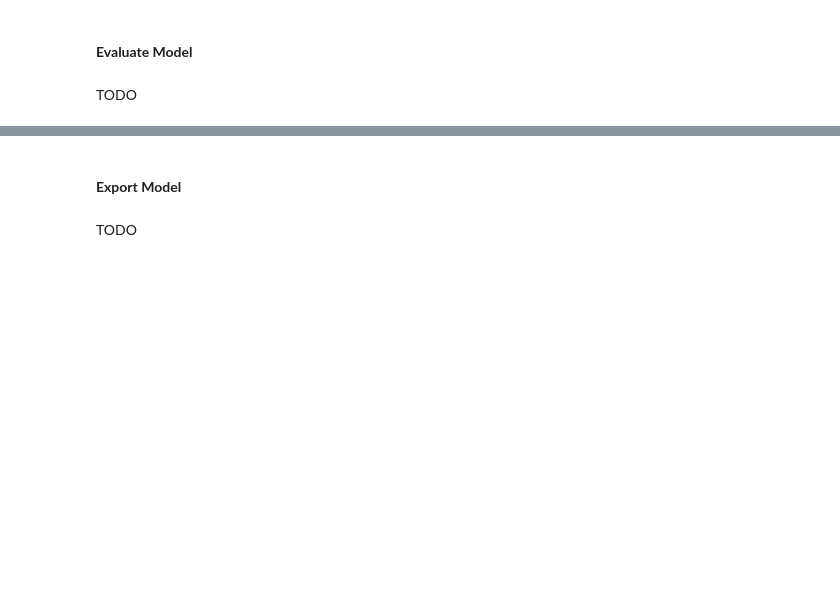
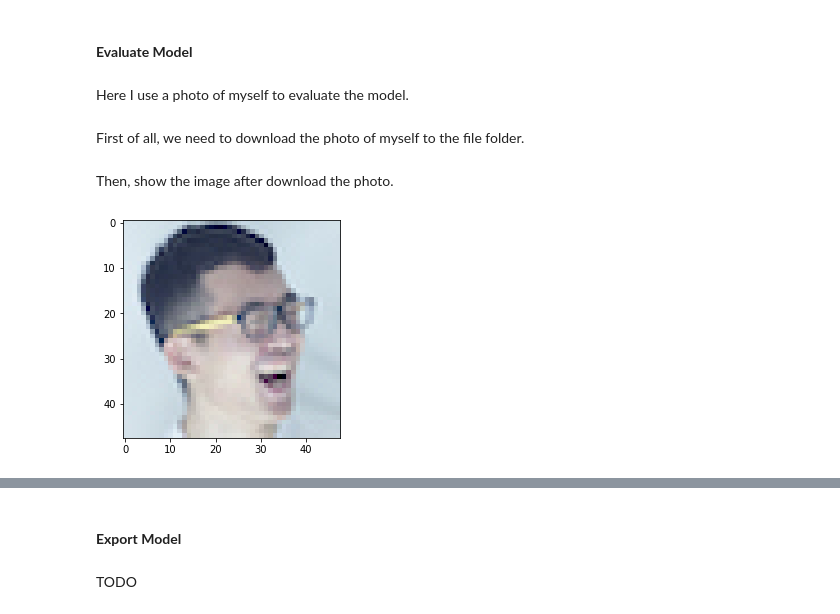
Before and after one commit to mikemikezhu/facial-expression-recognition, a Jupyter notebook: best_actor.ipynb, the cells around one changed output, grey strips where cells are left out. Cells and saved outputs as stored; diff of their text form; code cells hidden in the pictures; blank space fills up the shorter version.

Commit message:
Update the logic to evaluate the model
[CV-FinalProject-ML]

```diff
--- a/best_actor.ipynb
+++ b/best_actor.ipynb
@@ -458,4 +458,6 @@ K-Fold Trial: 10, Best accuracy: 0.9656789898872375, Best validation accuracy: 0
 # %% [markdown]
 #### **Evaluate Model**
-# %% [markdown]
-TODO
+# %% [markdown]
+Here I use a photo of myself to evaluate the model.
+# %% [markdown]
+First of all, we need to download the photo of myself to the file folder.
@@ -461,0 +466,19 @@ TODO
+# %% [markdown]
+Then, show the image after download the photo.
+# %%
+from PIL import Image
+import numpy as np
+import matplotlib.pyplot as plt
+%matplotlib inline
+
+# Open image
+rgb_image = Image.open('mike_photo.jpg')
+
+# Convert to numpy array
+rgb_array = np.array(rgb_image)
+
+# Show image
+plt.imshow(rgb_array)
+plt.show()
+# %% [output]
+[figure, added]
```
Also changed, not shown: parts of 10 cells of this notebook.
